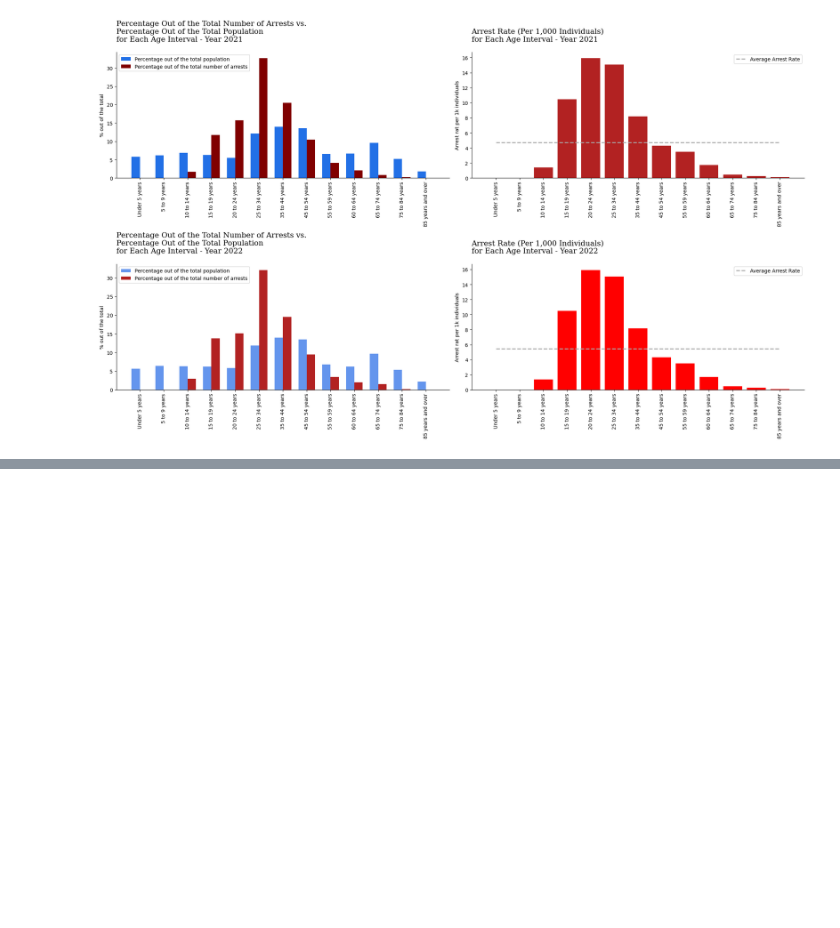
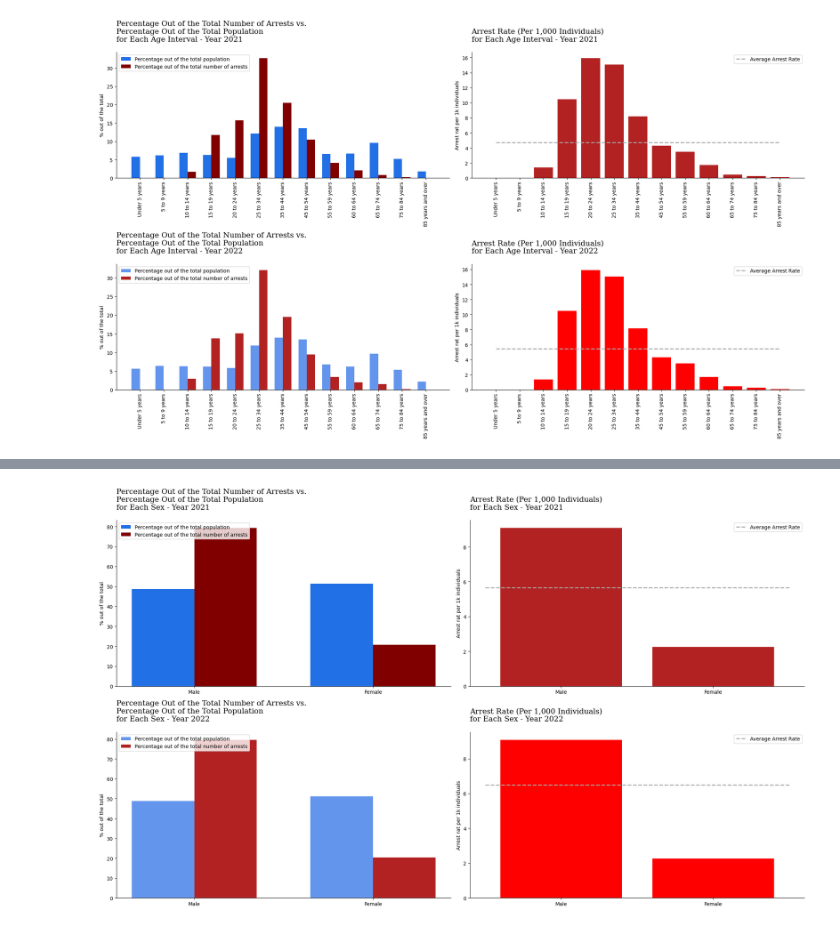
Before and after one commit to emmajslz/eda-project-police-arrest, a Jupyter notebook: police-arrests-montgomery-study.ipynb, the cells around one changed output, grey strips where cells are left out. Cells and saved outputs as stored; diff of their text form; code cells hidden in the pictures; blank space fills up the shorter version.

Commit message:
demographic plots

```diff
--- a/police-arrests-montgomery-study.ipynb
+++ b/police-arrests-montgomery-study.ipynb
@@ -1749,0 +1766,4 @@ plt.show()
+# %%
+arrests_sex_2021 = arrests[arrests['year']==2021].groupby('gender').size()
+
+arrests_sex_2022 = arrests[arrests['year']==2022].groupby('gender').size()
@@ -1749,0 +1772,10 @@ plt.show()
+# %%
+sex_rate_21 = estimate_21_sex.copy()
+sex_rate_21['population_percentage_2021'] = sex_rate_21['population_count_2021']/estimate_21_total*100
+sex_rate_21['nb_of_arrests_2021'] = arrests_sex_2021
+sex_rate_21['percentage_of_arrests_2021'] = sex_rate_21['nb_of_arrests_2021']/total_arrests_by_year[2021]*100
+
+sex_rate_22 = estimate_22_sex.copy()
+sex_rate_22['population_percentage_2022'] = sex_rate_22['population_count_2022']/estimate_22_total*100
+sex_rate_22['nb_of_arrests_2022'] = arrests_sex_2022
+sex_rate_22['percentage_of_arrests_2022'] = sex_rate_22['nb_of_arrests_2022']/total_arrests_by_year[2022]*100
@@ -1749,0 +1784,4 @@ plt.show()
+# %%
+sex_rate_21['rate_2021'] = sex_rate_21['nb_of_arrests_2021']/sex_rate_21['population_count_2021']*1000
+
+sex_rate_22['rate_2022'] = sex_rate_22['nb_of_arrests_2022']/sex_rate_22['population_count_2022']*1000
@@ -1749,0 +1801,62 @@ plt.show()
+# %%
+fig, ax = plt.subplots(nrows=2, ncols=2, figsize=(20,12))
+
+pop_percents = [np.array(list(sex_rate_21['population_percentage_2021'])), np.array(list(sex_rate_22['population_percentage_2022']))]
+arrest_percents = [np.array(list(sex_rate_21['percentage_of_arrests_2021'])), np.array(list(sex_rate_22['percentage_of_arrests_2022']))]
+
+rates = [sex_rate_21['rate_2021'], sex_rate_22['rate_2022']]
+averages = [sex_rate_21['rate_2021'].mean(), sex_rate_22['rate_2022'].mean()]
+
+colors = [['#2270e6', 'maroon', 'firebrick'], ['cornflowerblue', 'firebrick', 'red']]
+
+years = [2021, 2022]
+
+xlabels = list(sex_rate_21.index)
+
+for i in range (2):
+    # ----------------------------------------------------------
+    # Plotting the % out of total arrests vs. % out of total population
+
+    pop_percent = pop_percents[i]
+    arrest_percent = arrest_percents[i]
+    x = np.arange(1,len(pop_percent)+1)
+
+    w = .35 # Use 35% of each slot (day of week) per bar, leaving 30% for spacing
+
+    ax[i][0].bar(x-w/2, pop_percent,     width=w, color=colors[i][0], label="Percentage out of the total population")
+    ax[i][0].bar(x+w/2, arrest_percent,  width=w, color=colors[i][1], label="Percentage out of the total number of arrests")
+
+    ax[i][0].set_xticks(x)
+    ax[i][0].set_xticklabels(xlabels)
+
+    ax[i][0].set_ylabel("% out of the total")
+    ax[i][0].set_title(f"Percentage Out of the Total Number of Arrests vs.\nPercentage Out of the Total Population\nfor Each Sex - Year {years[i]}\n",
+                loc='left', font='serif', size=15)
+
+    ax[i][0].spines['top'].set_visible(False)
+    ax[i][0].spines['right'].set_visible(False)
+
+    ax[i][0].legend(loc='upper left') # use labels from bar() calls
+
+    # -----------------------------------------------------------
+
+    # Plotting the arrest rates
+    ax[i][1].bar(xlabels, rates[0], color=colors[i][2])
+
+    ax[i][1].set_ylabel("Arrest rat per 1k individuals")
+    ax[i][1].set_title(f"Arrest Rate (Per 1,000 Individuals)\nfor Each Sex - Year {years[i]}\n",
+                loc='left', font='serif', size=15)
+
+    ax[i][1].spines['top'].set_visible(False)
+    ax[i][1].spines['right'].set_visible(False)
+
+    #Add horizontal line to indicate mean arrest rate
+    ax[i][1].hlines(y=averages[i], xmin=-0.5, xmax=1.5,
+                colors='darkgray', linestyles='dashed', lw=2, label='Average Arrest Rate')
+
+    ax[i][1].legend(loc='upper right')
+
+plt.tight_layout()
+plt.show()
+# %% [output]
+[figure, added]
```
Also changed, not shown: parts of 36 cells of this notebook.
